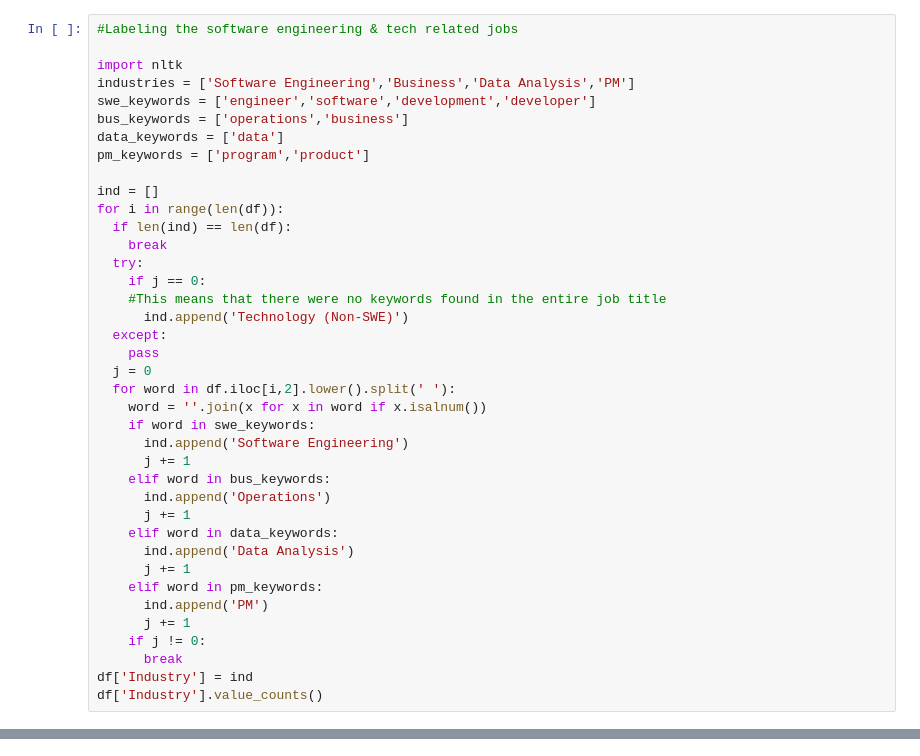
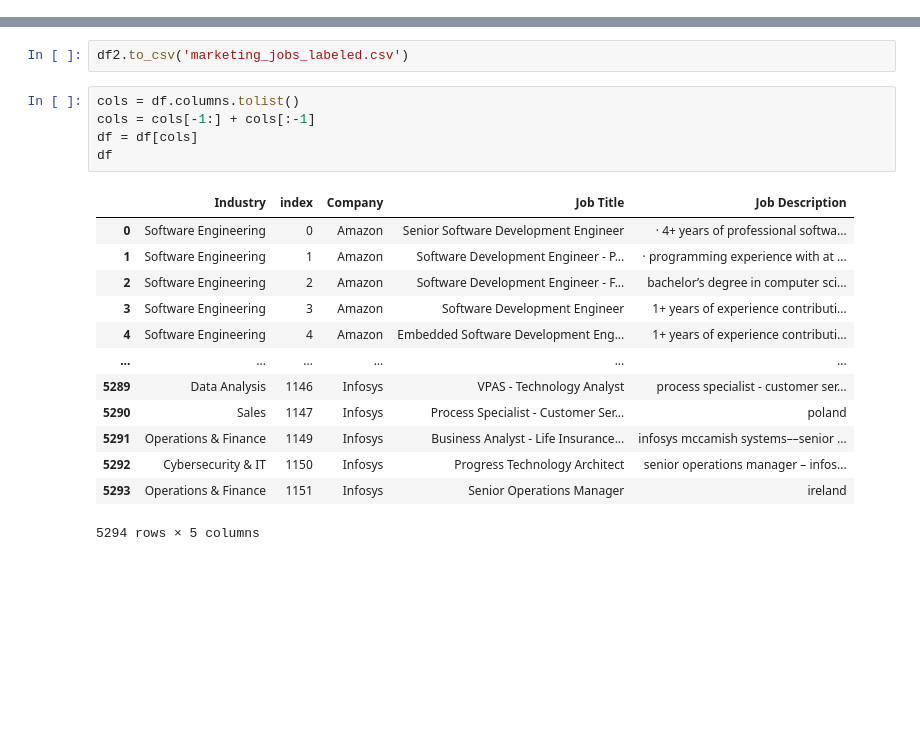
Before and after one commit to Siliconvalley4uYouthProjects/SpringBoard-Swatcloud, a Jupyter notebook: Data_Preprocessing_Industry_Labeling.ipynb, the cells around one changed output, grey strips where cells are left out. Cells and saved outputs as stored; diff of their text form; blank space fills up the shorter version.

```diff
--- a/Data_Preprocessing_Industry_Labeling.ipynb
+++ b/Data_Preprocessing_Industry_Labeling.ipynb
@@ -58,40 +86 @@ embedded                              60
 Name: 0, dtype: int64
-# %%
-#Labeling the software engineering & tech related jobs
-
-import nltk
-industries = ['Software Engineering','Business','Data Analysis','PM']
-swe_keywords = ['engineer','software','development','developer']
-bus_keywords = ['operations','business']
-data_keywords = ['data']
-pm_keywords = ['program','product']
-
-ind = []
-for i in range(len(df)):
-  if len(ind) == len(df):
-    break
-  try:
-    if j == 0:
-    #This means that there were no keywords found in the entire job title
-      ind.append('Technology (Non-SWE)')
-  except:
-    pass
-  j = 0
-  for word in df.iloc[i,2].lower().split(' '):
-    word = ''.join(x for x in word if x.isalnum())
-    if word in swe_keywords:
-      ind.append('Software Engineering')
-      j += 1
-    elif word in bus_keywords:
-      ind.append('Operations')
-      j += 1
-    elif word in data_keywords:
-      ind.append('Data Analysis')
-      j += 1
-    elif word in pm_keywords:
-      ind.append('PM')
-      j += 1
-    if j != 0:
-      break
-df['Industry'] = ind
-df['Industry'].value_counts()
@@ -159,0 +324,21 @@ Name: Industry, dtype: int64
+# %%
+df2.to_csv('marketing_jobs_labeled.csv')
+# %%
+cols = df.columns.tolist()
+cols = cols[-1:] + cols[:-1]
+df = df[cols]
+df
+# %% [output]
+|  | Industry | index | Company | Job Title | Job Description |
+| 0 | Software Engineering | 0 | Amazon | Senior Software Development Engineer | · 4+ years of professional softwa... |
+| 1 | Software Engineering | 1 | Amazon | Software Development Engineer - P... | · programming experience with at ... |
+| 2 | Software Engineering | 2 | Amazon | Software Development Engineer - F... | bachelor’s degree in computer sci... |
+| 3 | Software Engineering | 3 | Amazon | Software Development Engineer | 1+ years of experience contributi... |
+| 4 | Software Engineering | 4 | Amazon | Embedded Software Development Eng... | 1+ years of experience contributi... |
+| ... | ... | ... | ... | ... | ... |
+| 5289 | Data Analysis | 1146 | Infosys | VPAS - Technology Analyst | process specialist - customer ser... |
+| 5290 | Sales | 1147 | Infosys | Process Specialist - Customer Ser... | poland |
+| 5291 | Operations & Finance | 1149 | Infosys | Business Analyst - Life Insurance... | infosys mccamish systems––senior ... |
+| 5292 | Cybersecurity & IT | 1150 | Infosys | Progress Technology Architect | senior operations manager – infos... |
+| 5293 | Operations & Finance | 1151 | Infosys | Senior Operations Manager | ireland |
+5294 rows × 5 columns
```
Also changed, not shown: parts of 14 cells of this notebook.
